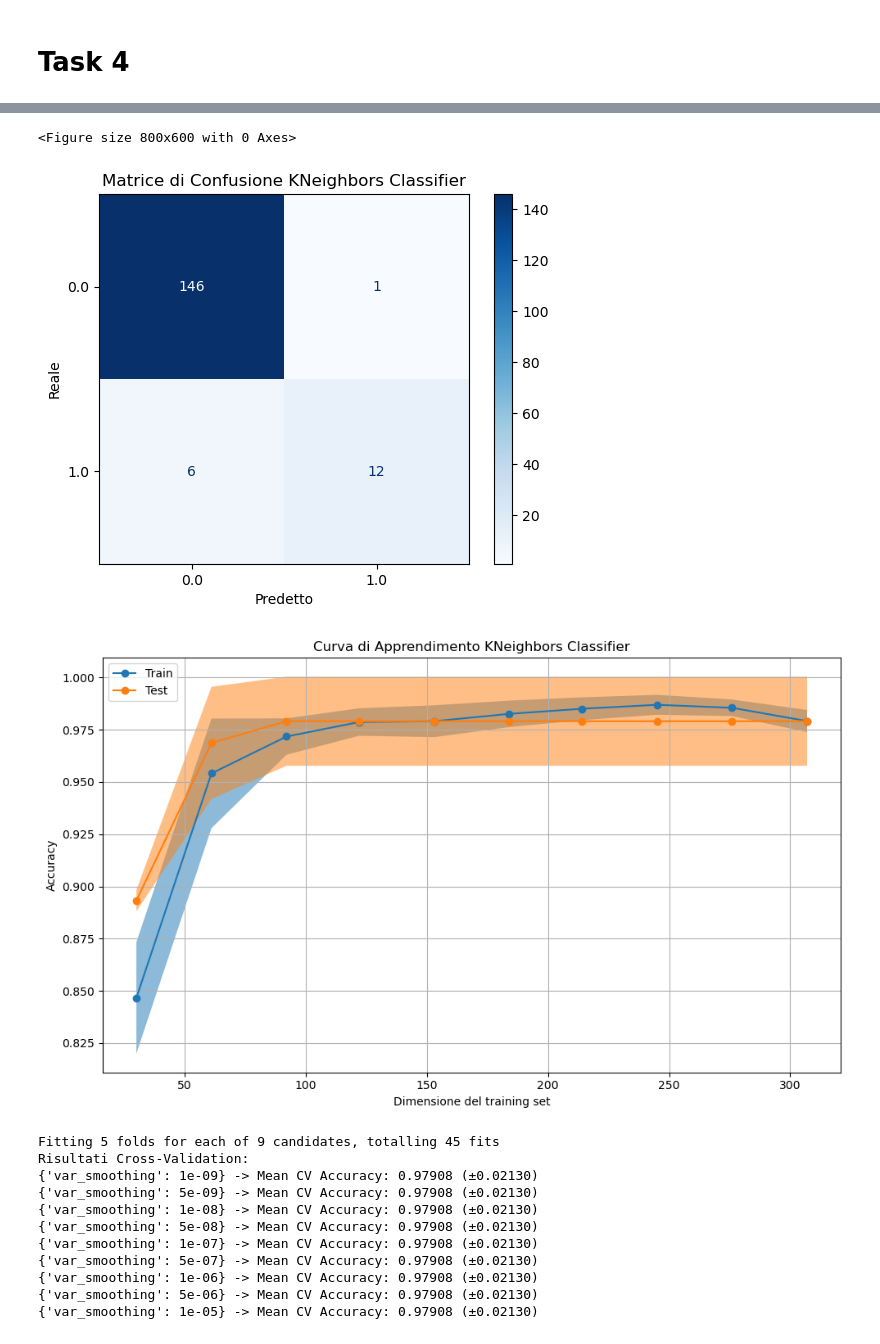
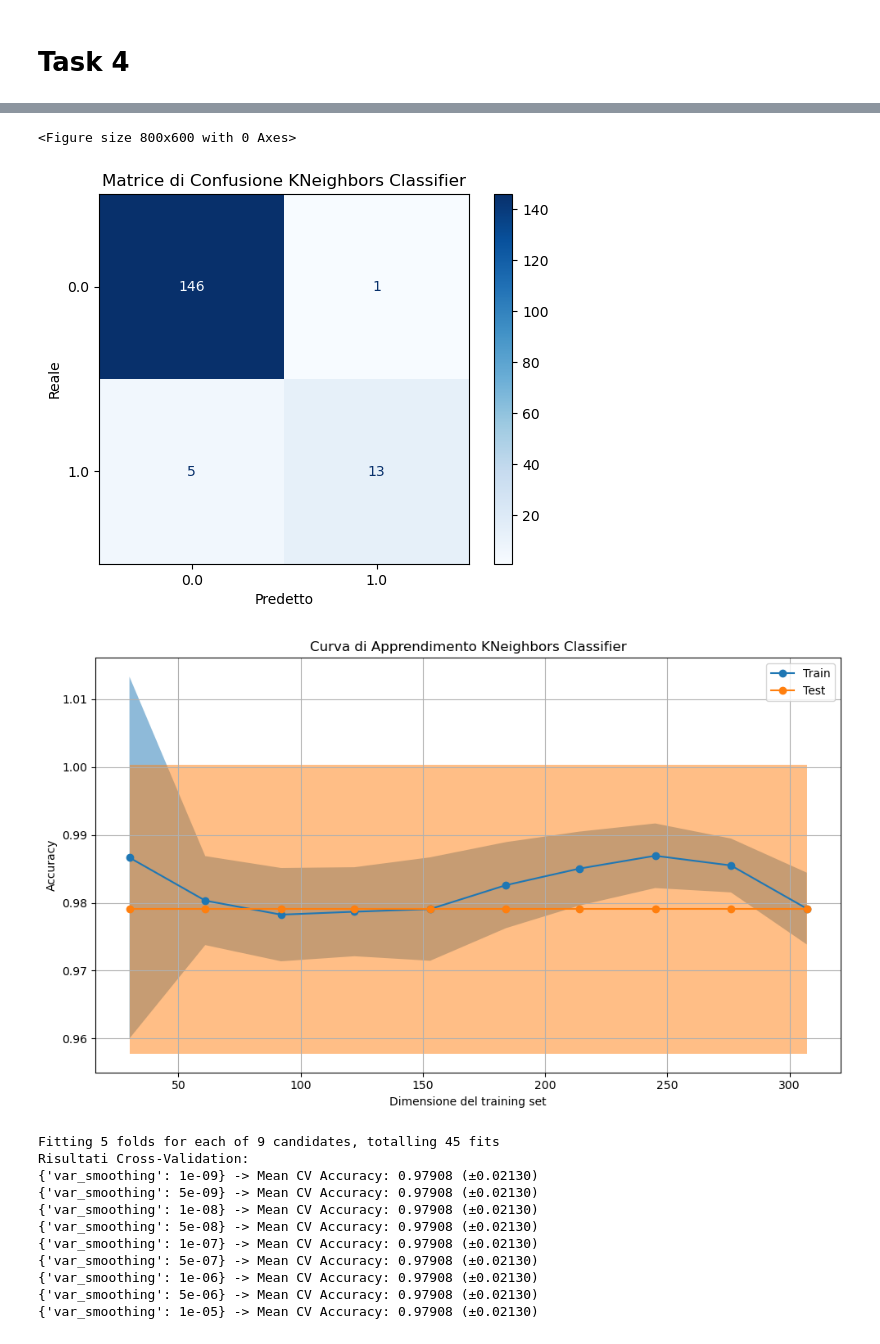
Before and after one commit to Surro03/Progetto_MachineLearning, a Jupyter notebook: machine_learning.ipynb, the cells around one changed output, grey strips where cells are left out. Cells and saved outputs as stored; diff of their text form; code cells hidden in the pictures.

```diff
--- a/machine_learning.ipynb
+++ b/machine_learning.ipynb
@@ -985,11 +986,11 @@ weighted avg       0.96      0.96      0.95       165
 from sklearn.neighbors import KNeighborsClassifier
 
 param_grid = {
-    'n_neighbors': [10, 15, 20, 25, 30, 35, 40],
+    'n_neighbors': [3, 5, 7, 11, 15, 19],
     'weights': ['uniform', 'distance'],
-    'algorithm' : ['ball_tree', 'kd_tree', 'brute'],
+    'algorithm' : ['auto'],
     'metric': ['euclidean', 'manhattan'],
-    'leaf_size': [20, 30, 40, 50]
+
 }
 
 # Inizializzazione del modello base Random Forest
@@ -1075,6 +1076,6 @@ weighted avg    0.95644   0.95758   0.95451       165
 <Figure size 800x600 with 0 Axes>
 [figure]
-[figure, old version]
+[figure, new version]
 # %%
 # ------------------------- Gaussian Naive Bayes con tuning -------------------------
 
```
Also changed, not shown: parts of 6 cells of this notebook, 1 other file.
